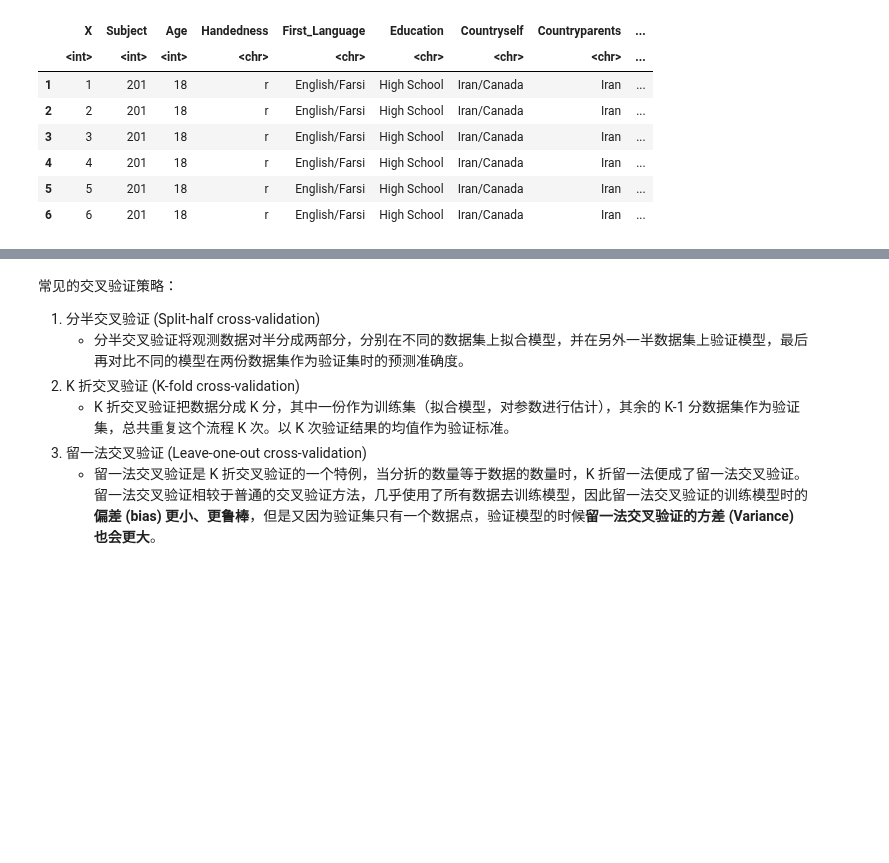
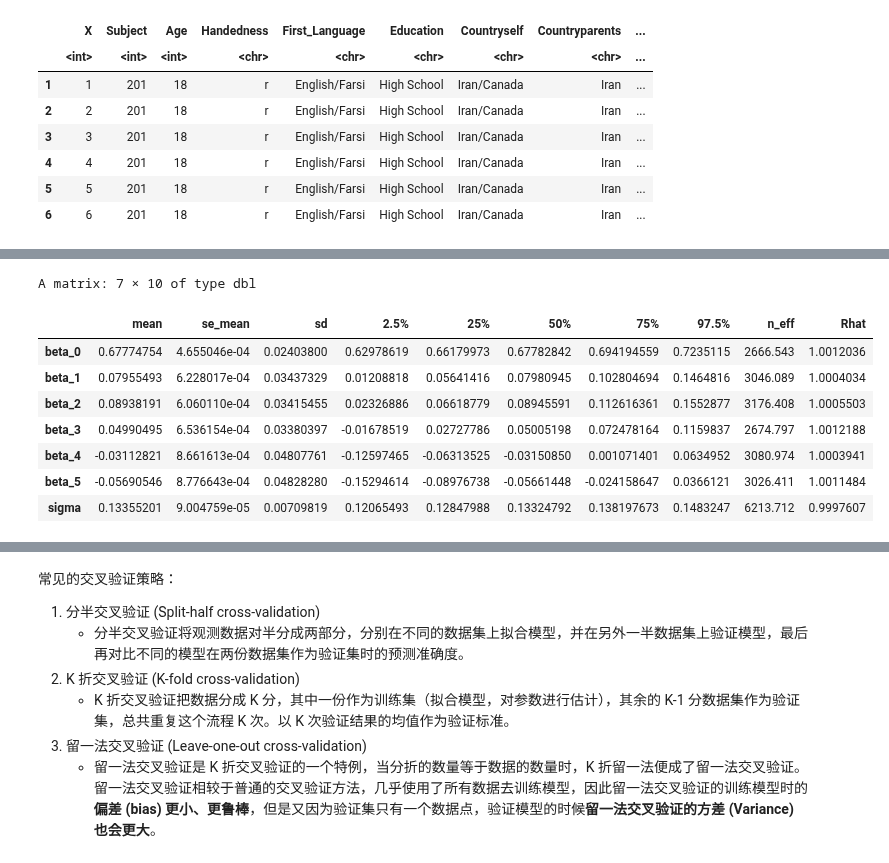
Before and after one commit to hcp4715/psybayesian, a Jupyter notebook: Lecture11.ipynb, the cells around one changed output, grey strips where cells are left out. Cells and saved outputs as stored; diff of their text form; code cells hidden in the pictures; blank space fills up the shorter version.

```diff
--- a/Lecture11.ipynb
+++ b/Lecture11.ipynb
@@ -657,0 +416,13 @@ $$
+# %%
+# 注意，可以使用bayestestR包中的bayesfactor_parameters函数计算贝叶斯因
+summary(model3_fit, par=c("beta_0","beta_1","beta_2","beta_3","beta_4","beta_5","sigma"))$summary
+# %% [output]
+A matrix: 7 × 10 of type dbl
+|  | mean | se_mean | sd | 2.5% | 25% | 50% | 75% | 97.5% | n_eff | Rhat |
+| beta_0 | 0.67774754 | 4.655046e-04 | 0.02403800 | 0.62978619 | 0.66179973 | 0.67782842 | 0.694194559 | 0.7235115 | 2666.543 | 1.0012036 |
+| beta_1 | 0.07955493 | 6.228017e-04 | 0.03437329 | 0.01208818 | 0.05641416 | 0.07980945 | 0.102804694 | 0.1464816 | 3046.089 | 1.0004034 |
+| beta_2 | 0.08938191 | 6.060110e-04 | 0.03415455 | 0.02326886 | 0.06618779 | 0.08945591 | 0.112616361 | 0.1552877 | 3176.408 | 1.0005503 |
+| beta_3 | 0.04990495 | 6.536154e-04 | 0.03380397 | -0.01678519 | 0.02727786 | 0.05005198 | 0.072478164 | 0.1159837 | 2674.797 | 1.0012188 |
+| beta_4 | -0.03112821 | 8.661613e-04 | 0.04807761 | -0.12597465 | -0.06313525 | -0.03150850 | 0.001071401 | 0.0634952 | 3080.974 | 1.0003941 |
+| beta_5 | -0.05690546 | 8.776643e-04 | 0.04828280 | -0.15294614 | -0.08976738 | -0.05661448 | -0.024158647 | 0.0366121 | 3026.411 | 1.0011484 |
+| sigma | 0.13355201 | 9.004759e-05 | 0.00709819 | 0.12065493 | 0.12847988 | 0.13324792 | 0.138197673 | 0.1483247 | 6213.712 | 0.9997607 |
```
Also changed, not shown: parts of 73 cells of this notebook.
